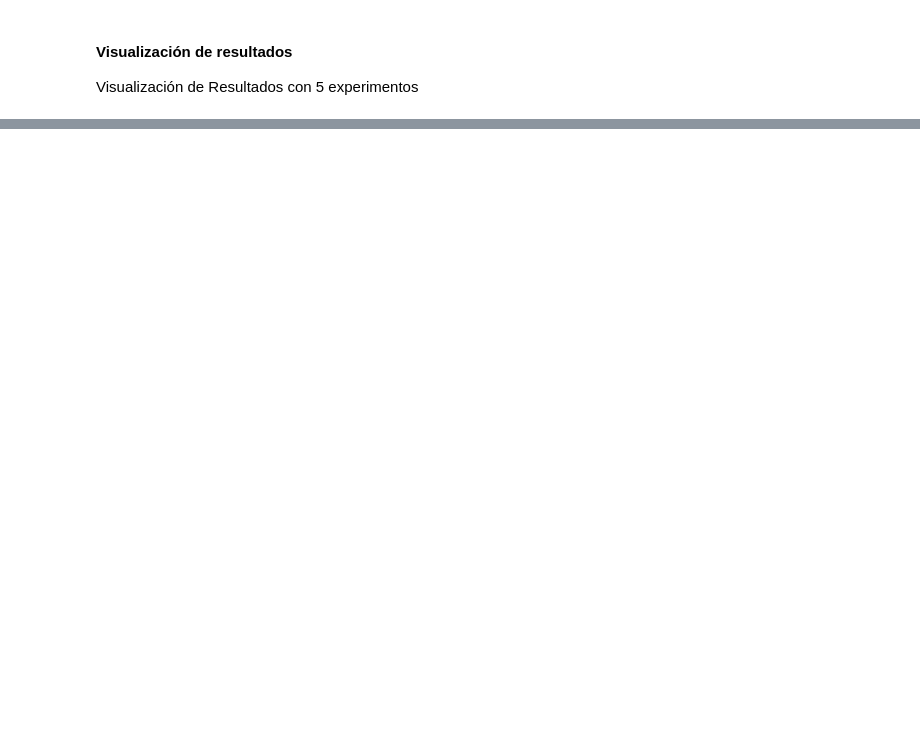
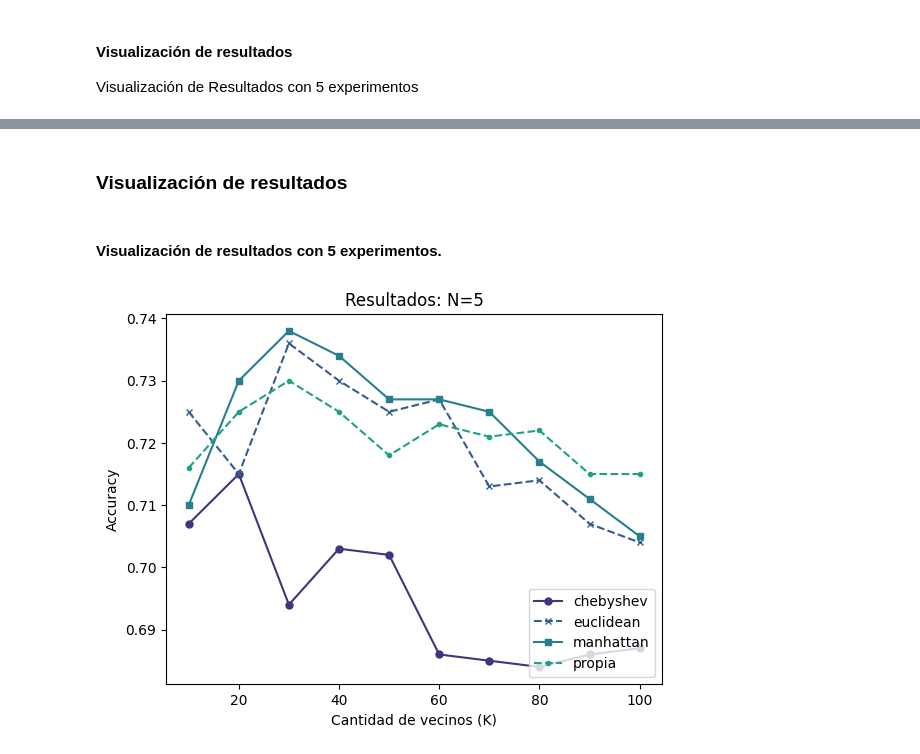
Before and after one commit to juandtap/IA_practica_03, a Jupyter notebook: final/practica_03_transformaciones_KNN_vs_redes_neuronales.ipynb, the cells around one changed output, grey strips where cells are left out. Saved outputs shown, nothing was run; the diff lists cells and outputs as text; code cells hidden in the pictures; blank space fills up the shorter version.

```diff
--- a/final/practica_03_transformaciones_KNN_vs_redes_neuronales.ipynb
+++ b/final/practica_03_transformaciones_KNN_vs_redes_neuronales.ipynb
@@ -599,0 +923,4 @@ for name in resultados_30_exp.groups.keys():
+# %%
+Y = dataframe_transformado_KNN['TIPOCLIENTE']
+dataframe_transformado_KNN = dataframe_transformado_KNN.drop(['TIPOCLIENTE'], axis=1)
+dataframe_transformado_KNN.head()
@@ -599,0 +1008,3 @@ for name in resultados_30_exp.groups.keys():
+# %%
+resultados_5_exp_transformado = realizar_experimentos_con_transformacion(dataframe_transformado_KNN, Y, 5)
+resultados_5_exp_transformado.head()
@@ -599,0 +1060,3 @@ for name in resultados_30_exp.groups.keys():
+# %%
+resultados_5_exp_transformado = resultados_5_exp_transformado.groupby(['DISTANCE','K'])
+resultados_5_exp_transformado.head()
@@ -599,0 +1079,6 @@ for name in resultados_30_exp.groups.keys():
+# %%
+resultados_5_exp_transformado = resultados_5_exp_transformado.mean()
+resultados_5_exp_transformado = resultados_5_exp_transformado.reset_index()
+resultados_5_exp_transformado = resultados_5_exp_transformado.reset_index(drop=True)
+resultados_5_exp_transformado = resultados_5_exp_transformado.groupby(['DISTANCE'])
+resultados_5_exp_transformado.head()
@@ -599,0 +1238,22 @@ for name in resultados_30_exp.groups.keys():
+# %% [markdown]
+### Visualización de resultados
+# %% [markdown]
+#### Visualización de resultados con 5 experimentos.
+# %%
+sns.set_palette("viridis")
+for name in resultados_5_exp_transformado.groups.keys():
+    group = resultados_5_exp_transformado.get_group(name)
+    #print(name)
+    valores=group.ACC.values.tolist()
+    #print(valores)
+    #SIN EFECTO SUAVIZADO
+    if name=='euclidean': plt.plot(valoresK, valores, marker='x', linestyle='--', color='C1', ms=5, label = name)
+    if name=='manhattan': plt.plot(valoresK, valores, marker='s', linestyle='-', color='C2', ms=5, label = name)
+    if name=='propia': plt.plot(valoresK, valores, marker='o', linestyle='--', color='C9', ms=3, label = name)
+    if name=='chebyshev': plt.plot(valoresK, valores, marker='.', linestyle='-', color='C0', ms=10, label = name)
+    plt.title("Resultados: N=5")
+    plt.xlabel("Cantidad de vecinos (K)")   # Inserta el título del eje X
+    plt.ylabel("Accuracy")   # Inserta el título del eje Y
+    plt.legend(loc="lower right")
+# %% [output]
+[figure, added]
```
Also changed, not shown: parts of 207 cells of this notebook.
